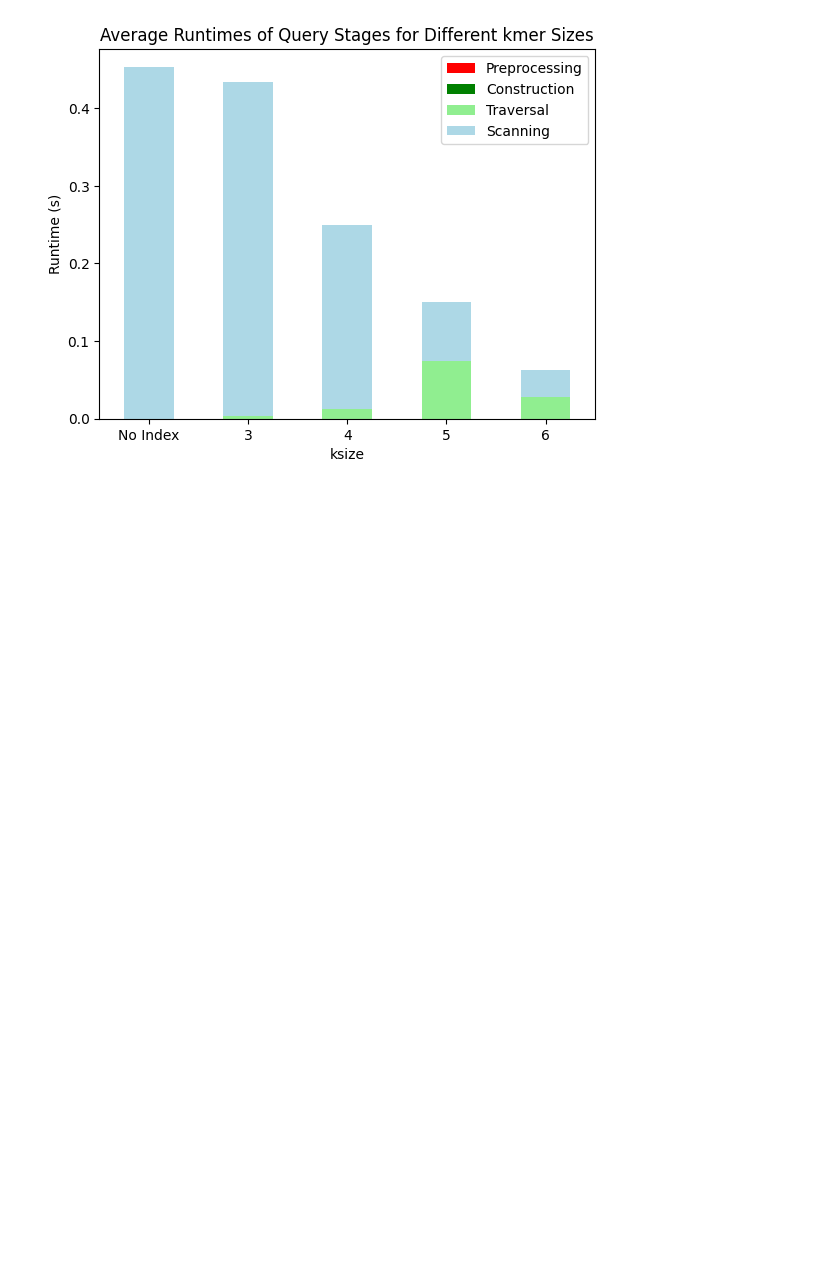
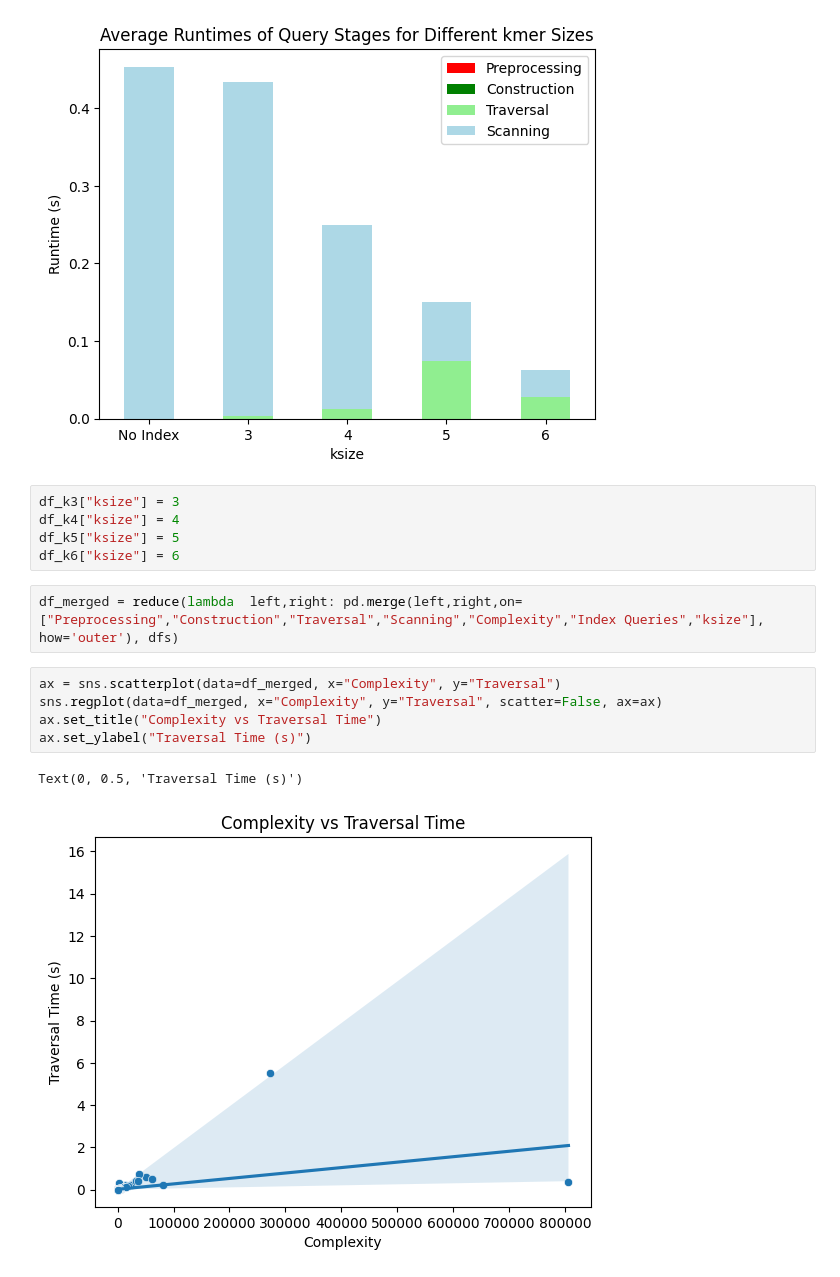
Before and after one commit to remyschwab/tetrex_analysis, a Jupyter notebook: no_cache_runtime_analysis.ipynb, the cells around one changed output. Cells and saved outputs as stored; diff of their text form; blank space fills up the shorter version.

```diff
--- a/no_cache_runtime_analysis.ipynb
+++ b/no_cache_runtime_analysis.ipynb
@@ -37,3 +34,18 @@ plt.set_ylabel("Runtime (s)")
 # %% [output]
 Text(0, 0.5, 'Runtime (s)')
 [figure]
+# %%
+df_k3["ksize"] = 3
+df_k4["ksize"] = 4
+df_k5["ksize"] = 5
+df_k6["ksize"] = 6
+# %%
+df_merged = reduce(lambda  left,right: pd.merge(left,right,on=["Preprocessing","Construction","Traversal","Scanning","Complexity","Index Queries","ksize"], how='outer'), dfs)
+# %%
+ax = sns.scatterplot(data=df_merged, x="Complexity", y="Traversal")
+sns.regplot(data=df_merged, x="Complexity", y="Traversal", scatter=False, ax=ax)
+ax.set_title("Complexity vs Traversal Time")
+ax.set_ylabel("Traversal Time (s)")
+# %% [output]
+Text(0, 0.5, 'Traversal Time (s)')
+[figure, added]
```
Also changed, not shown: parts of 2 cells of this notebook, 3 other files.
